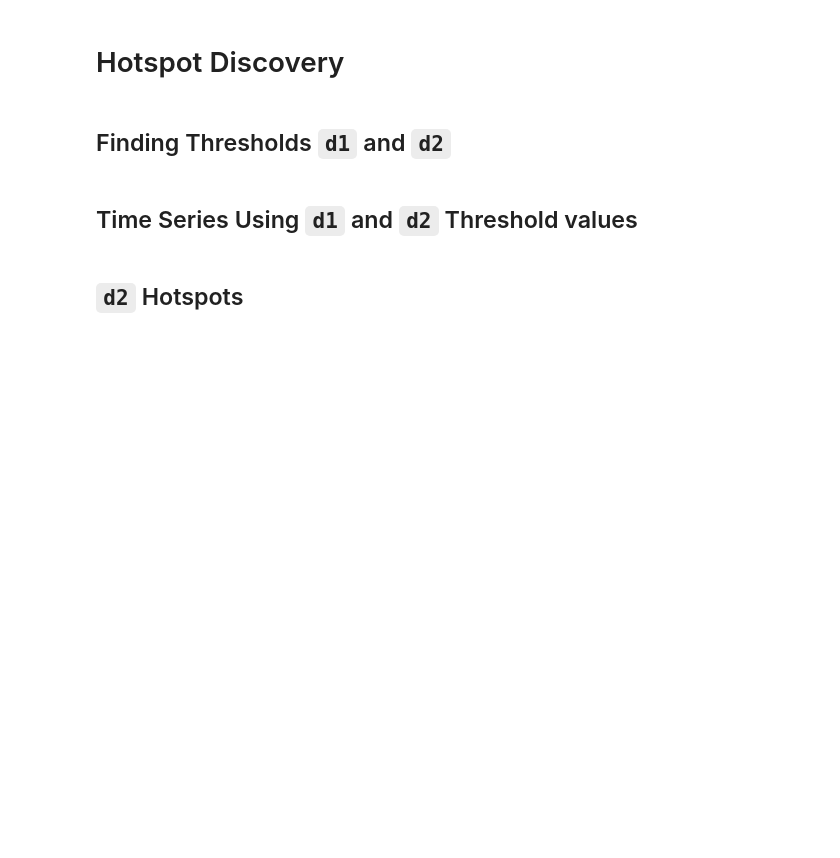
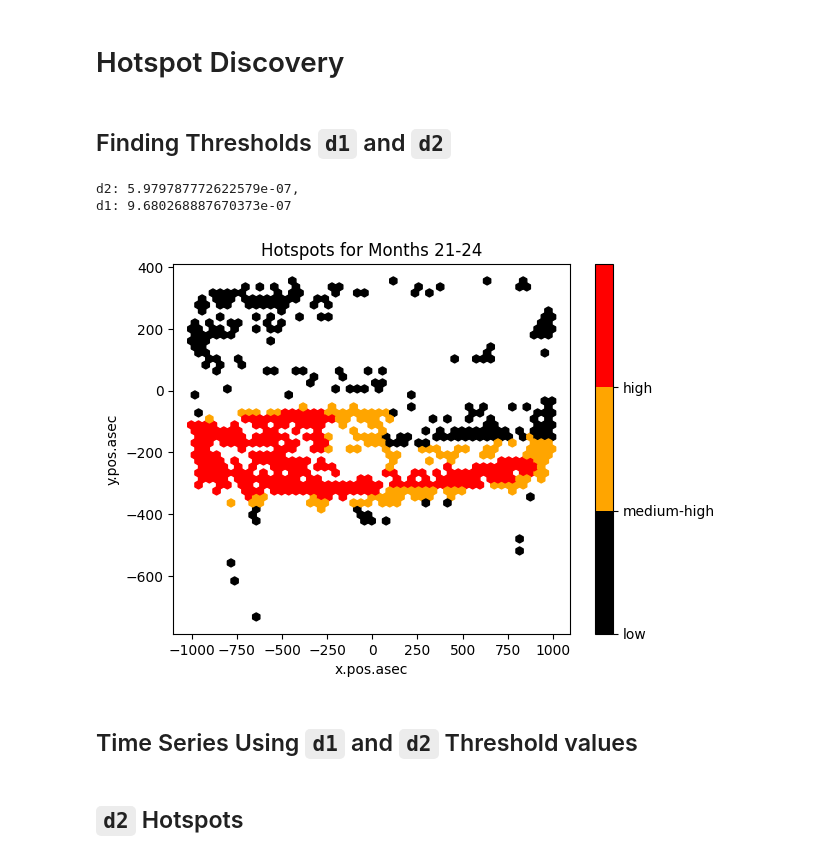
Before and after one commit to bsanchezhtx/helios-group-project, a Jupyter notebook: task2.ipynb, the cells around one changed output. Drawn from its saved outputs; the diff is of its cells as text; code cells hidden in the pictures; blank space fills up the shorter version.

```diff
--- a/task2.ipynb
+++ b/task2.ipynb
@@ -43,13 +89,14 @@ def thresholds(data):
     """For each subset of data, get the potential threshold values for hotspots"""
 
     ticks = []
+    helios = Helios()
 
     # loop through each subset
     for set in data:
         # append the potential threshold values to the ticks list
         # a level value of [0, 0.25, 0.5, 0.75, 1] will return 5 intensity values where each
         # corresponds with a probability mass of 0%, 25%, and so on
-        ticks.append(Helios.intensity_estimation_frequency(set, plot=True, thresh=True, levels=[0, 0.25, 0.5, 0.99, 1]))
+        ticks.append(helios.intensity_estimation_frequency(data=set, plot=True, thresh=True, levels=[0, 0.25, 0.5, 0.80, 1]))
 
     # numpy mean will get the element-wise mean for all the potential threshold values
     # from here, we can select the d1 and d2 threshold values from this list, like t[2] for the med
@@ -60,8 +107,9 @@ def thresholds(data):
     return (t[2], t[3])
 
 def hotspots(data, d2, d1):
+    helios = Helios()
     # getting the intensity values based on frequency for this data set
-    intesities = Helios.intensity_estimation_frequency(data, plot=False)
+    intesities = helios.intensity_estimation_frequency(data, plot=False)
     # assigning them in a new column in the dataframe
     data['intensity.estimation'] = intesities
 
@@ -83,33 +131,37 @@ def hotspots(data, d2, d1):
 
     x = data['x.pos.asec'].values.flatten()
     y = data['y.pos.asec'].values.flatten()
     c = data['intensity.class'].values.flatten()
 
     plt.figure()
     plt.hexbin(x=x, y=y, C=c, cmap=matplotlib.colors.ListedColormap(colors), gridsize=50)
     cb = plt.colorbar()
     loc = np.arange(0,max(c),max(c)/float(len(colors)))
     cb.set_ticks(loc)
     cb.set_ticklabels(hotspot_type)
     plt.xlabel('x.pos.asec')
     plt.ylabel('y.pos.asec')
     plt.title(f"Hotspots for Months {data['month'].min()}-{data['month'].max()}")
     date_range = f"{data['year'].iloc[0]}_{data['month'].min()}-{data['month'].max()}"
     plt.savefig(f"./output/hotspots_{date_range}.png")
     plt.show()
 
 # example usage
 
 # getting the threshold values for the 11 subsets in the 2004-2005 data
 d2, d1 = thresholds(dfs)
 
 print(f"d2: {d2}, \nd1: {d1}")
 
 # taking a subset of data (months 21-24)
 flares = dfs[-1]
 
 # getting the hotspots for this subset
 hotspots(flares, d2, d1)
+# %% [output]
+d2: 5.979787772622579e-07,
+d1: 9.680268887670373e-07
+[figure, added]
 # %% [markdown]
 ## Time Series Using `d1` and `d2` Threshold values
 # %%
```
Also changed, not shown: parts of 4 cells of this notebook, 3 other files.
